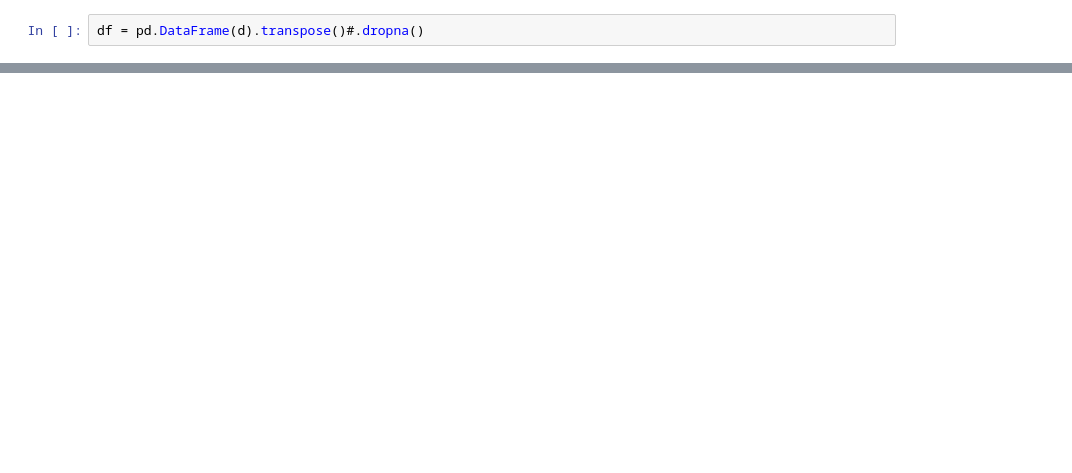
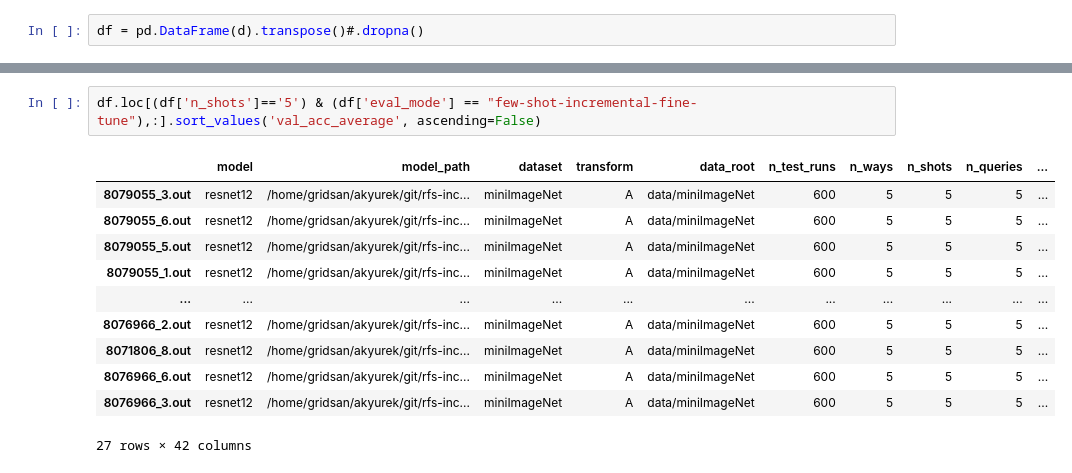
Before and after one commit to feyzaakyurek/subspace-reg, a Jupyter notebook: analyze_results.ipynb, the cells around one changed output, grey strips where cells are left out. Cells and saved outputs as stored; diff of their text form; blank space fills up the shorter version.

```diff
--- a/analyze_results.ipynb
+++ b/analyze_results.ipynb
@@ -109 +102,15 @@ df.dropna()
+# %%
+df.loc[(df['n_shots']=='5') & (df['eval_mode'] == "few-shot-incremental-fine-tune"),:].sort_values('val_acc_average', ascending=False)
+# %% [output]
+|  | model | model_path | dataset | transform | data_root | n_test_runs | n_ways | n_shots | n_queries | ... |
+| 8079055_3.out | resnet12 | /home/gridsan/akyurek/git/rfs-inc... | miniImageNet | A | data/miniImageNet | 600 | 5 | 5 | 5 | ... |
+| 8079055_6.out | resnet12 | /home/gridsan/akyurek/git/rfs-inc... | miniImageNet | A | data/miniImageNet | 600 | 5 | 5 | 5 | ... |
+| 8079055_5.out | resnet12 | /home/gridsan/akyurek/git/rfs-inc... | miniImageNet | A | data/miniImageNet | 600 | 5 | 5 | 5 | ... |
+| 8079055_1.out | resnet12 | /home/gridsan/akyurek/git/rfs-inc... | miniImageNet | A | data/miniImageNet | 600 | 5 | 5 | 5 | ... |
+| ... | ... | ... | ... | ... | ... | ... | ... | ... | ... | ... |
+| 8076966_2.out | resnet12 | /home/gridsan/akyurek/git/rfs-inc... | miniImageNet | A | data/miniImageNet | 600 | 5 | 5 | 5 | ... |
+| 8071806_8.out | resnet12 | /home/gridsan/akyurek/git/rfs-inc... | miniImageNet | A | data/miniImageNet | 600 | 5 | 5 | 5 | ... |
+| 8076966_6.out | resnet12 | /home/gridsan/akyurek/git/rfs-inc... | miniImageNet | A | data/miniImageNet | 600 | 5 | 5 | 5 | ... |
+| 8076966_3.out | resnet12 | /home/gridsan/akyurek/git/rfs-inc... | miniImageNet | A | data/miniImageNet | 600 | 5 | 5 | 5 | ... |
+27 rows × 42 columns
 # %%
```
Also changed, not shown: parts of 11 cells of this notebook.
